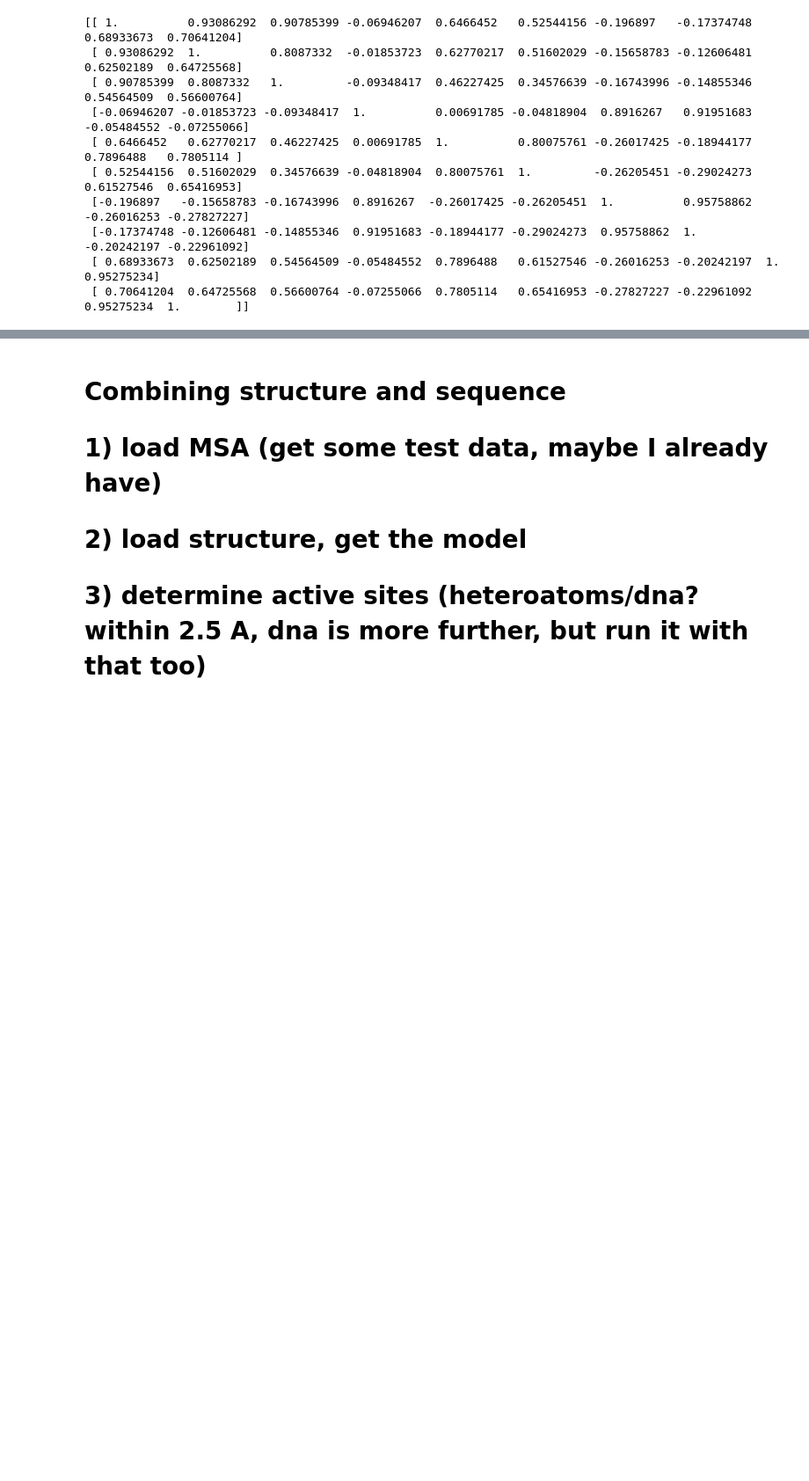
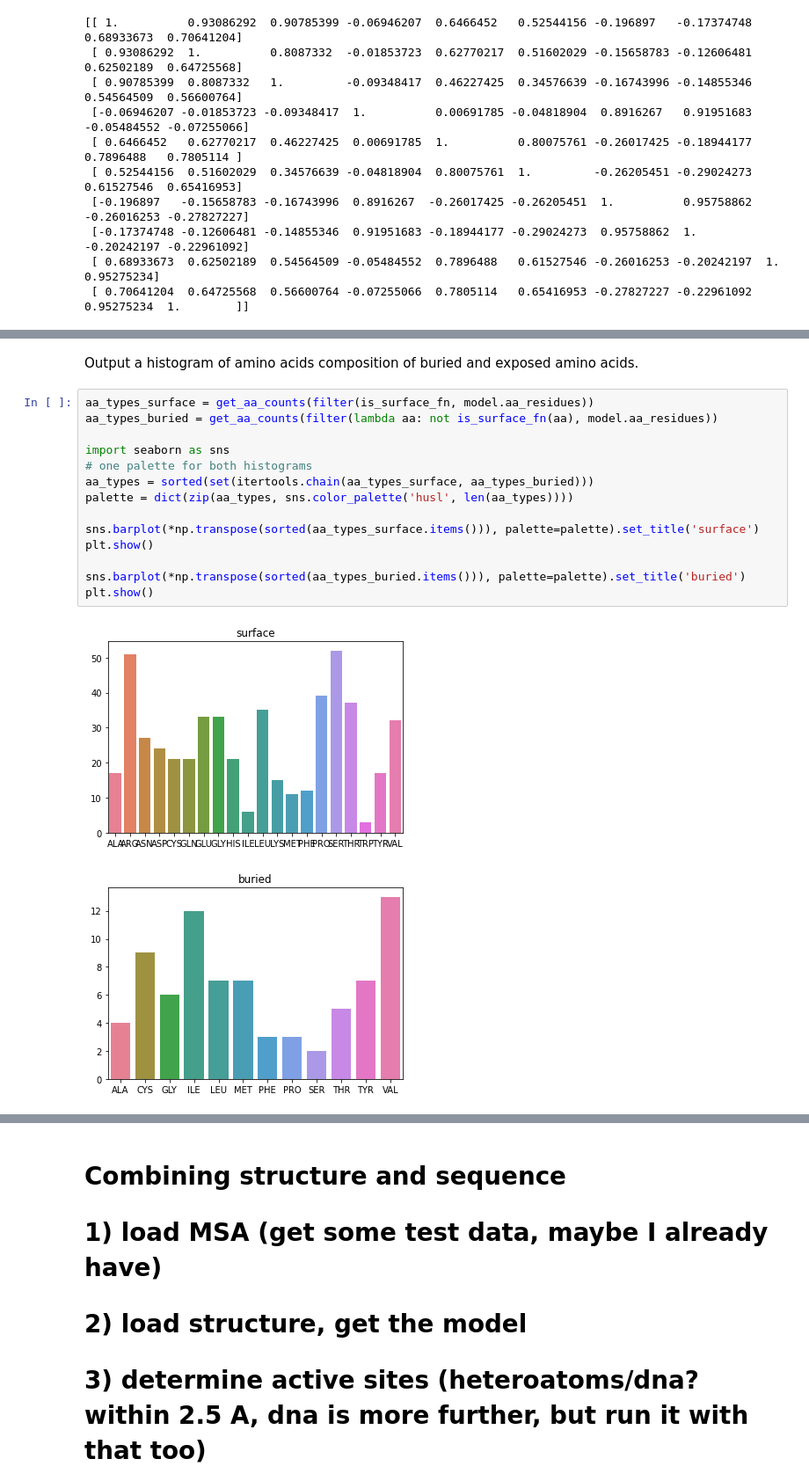
Before and after one commit to adam-kral/bioinfo_algoritmy_kral, a Jupyter notebook: assignment_demos.ipynb, the cells around one changed output, grey strips where cells are left out. Shown at 88% size. Drawn from its saved outputs; the diff is of its cells as text; blank space fills up the shorter version.

```diff
--- a/assignment_demos.ipynb
+++ b/assignment_demos.ipynb
@@ -500,0 +495,19 @@ porovnání
+# %% [markdown]
+Output a histogram of amino acids composition of buried and exposed amino acids.
+# %%
+aa_types_surface = get_aa_counts(filter(is_surface_fn, model.aa_residues))
+aa_types_buried = get_aa_counts(filter(lambda aa: not is_surface_fn(aa), model.aa_residues))
+
+import seaborn as sns
+# one palette for both histograms
+aa_types = sorted(set(itertools.chain(aa_types_surface, aa_types_buried)))
+palette = dict(zip(aa_types, sns.color_palette('husl', len(aa_types))))
+
+sns.barplot(*np.transpose(sorted(aa_types_surface.items())), palette=palette).set_title('surface')
+plt.show()
+
+sns.barplot(*np.transpose(sorted(aa_types_buried.items())), palette=palette).set_title('buried')
+plt.show()
+# %% [output]
+[figure, added]
+[figure, added]
```
Also changed, not shown: parts of 18 cells of this notebook, 1 other file.
